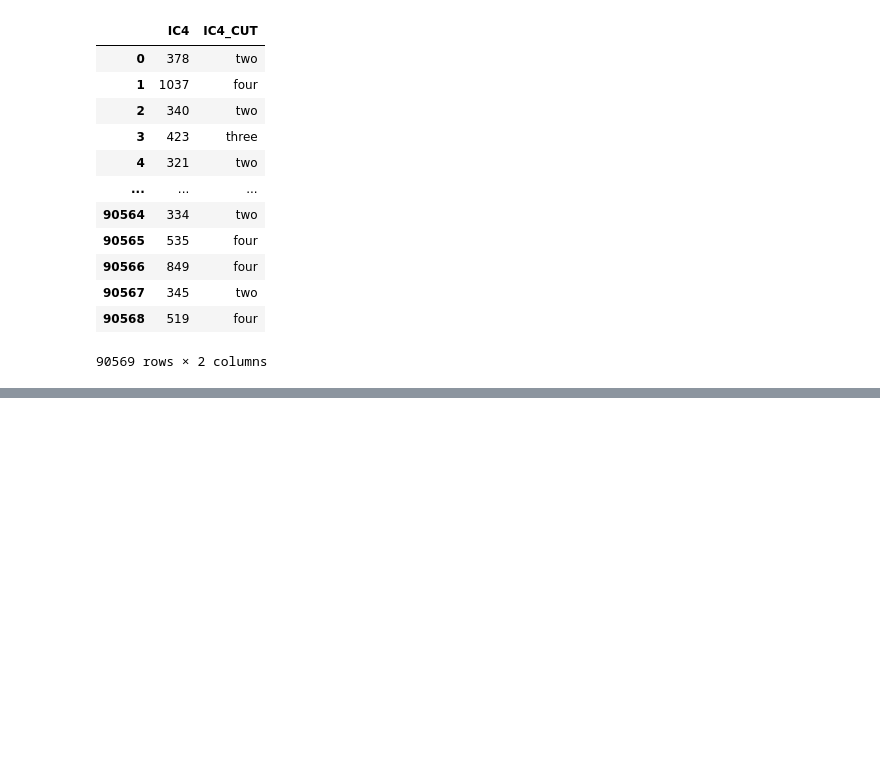
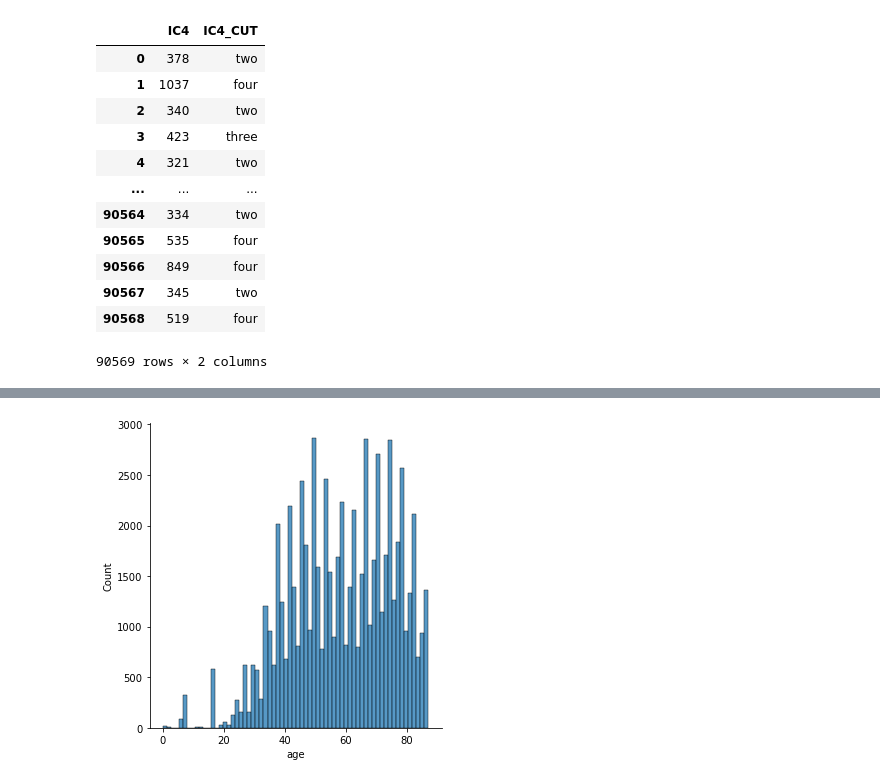
Before and after one commit to marc-soler/Ironhack_lab_work, a Jupyter notebook: Theory scripts/EDA_useful_methods.ipynb, the cells around one changed output, grey strips where cells are left out. Cells and saved outputs as stored; diff of their text form; code cells hidden in the pictures; blank space fills up the shorter version.

```diff
--- a/Theory scripts/EDA_useful_methods.ipynb
+++ b/Theory scripts/EDA_useful_methods.ipynb
@@ -363,0 +403,18 @@ See the caveats in the documentation: https://pandas.pydata.org/pandas-docs/stab
+# %%
+from datetime import datetime
+
+def get_age_donors(x):
+    if len(str(x)) < 3:
+        return np.nan
+    else:
+        if int(str(x)[-2:]) < 13:
+            return 97 - int(str(x)[:2])
+        else:
+            return np.nan
+
+
+df['age'] = list(map(get_age_donors, df['DOB']))
+# %%
+sns.displot(df['age']);
+# %% [output]
+[figure, added]
```
Also changed, not shown: parts of 6 cells of this notebook.
